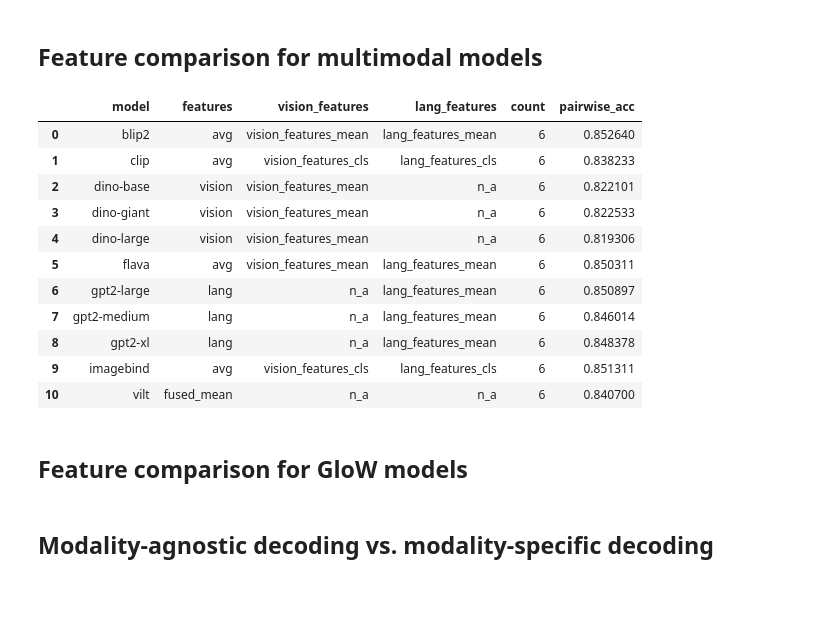
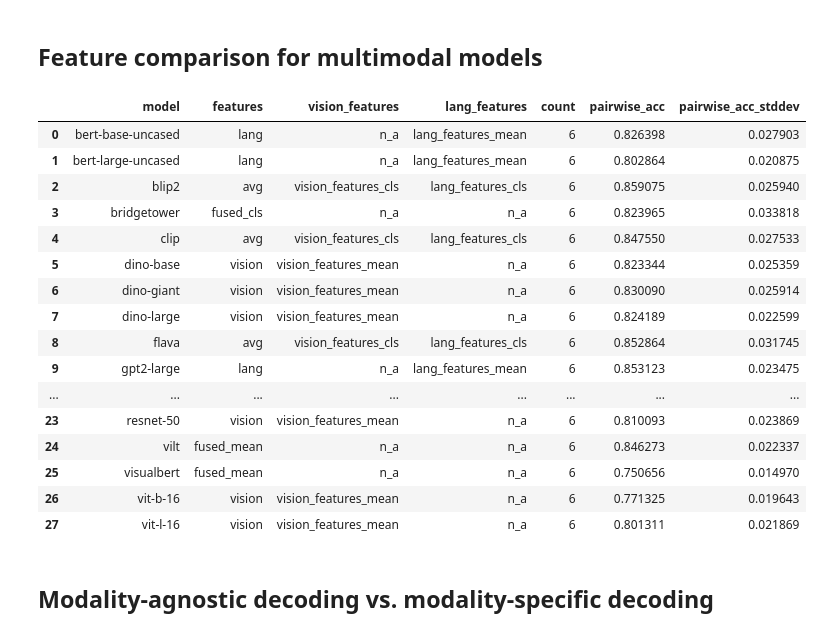
Before and after one commit to mitjanikolaus/multimodal_decoding, a Jupyter notebook: notebooks/modality_agnostic_decoding.ipynb, the cells around one changed output. Cells and saved outputs as stored; diff of their text form; code cells hidden in the pictures; blank space fills up the shorter version.

```diff
--- a/notebooks/modality_agnostic_decoding.ipynb
+++ b/notebooks/modality_agnostic_decoding.ipynb
@@ -19,7 +19,10 @@ from notebook_utils import add_avg_subject, create_result_graph, plot_metric_cat
 # %%
-MODELS = ["random-imagebind", "vit-b-16", "vit-l-16", "resnet-18", "resnet-50", "resnet-152", "dino-base", "dino-large", "dino-giant",
-               "bert-base-uncased", "bert-large-uncased", "llama2-7b", "llama2-13b", "mistral-7b", "mixtral-8x7b", "gpt2-small", "gpt2-medium", "gpt2-large", "gpt2-xl",
-               "visualbert", "bridgetower", "vilt", "clip", "flava", "blip2", "imagebind"]
+MODELS = [
+    "random-imagebind", "vit-b-16", "vit-l-16", "resnet-18", "resnet-50", "resnet-152", "dino-base", "dino-large", "dino-giant",
+    "bert-base-uncased", "bert-large-uncased", "llama2-7b", "llama2-13b", "mistral-7b", "mixtral-8x7b", "gpt2-small", "gpt2-medium", "gpt2-large", "gpt2-xl",
+    "visualbert", "bridgetower", "vilt", "paligemma", "paligemma2", "clip", "flava", "blip2", "imagebind"
+]
+
 for model in MODELS:
     print(model, end=" ")
 # %% [output]
@@ -81,0 +30,15 @@ array(['blip2', 'clip', 'dino-base', 'dino-giant', 'dino-large', 'flava',
+# %%
+all_data = load_results_data(MODELS, recompute_acc_scores=False)
+# all_data = load_results_data(MODELS, recompute_acc_scores=True, standardize_predictions=False)
+
+all_data = all_data[all_data["mask"] == "whole_brain"]
+all_data_vol = all_data[all_data.surface == False].copy()
+
+all_data = all_data[all_data.surface == True].copy()
+
+multimodal_models = all_data[all_data.features.isin(FEATS_MULTIMODAL)].model.unique().tolist()
+vision_models = [m for m in all_data[all_data.features == "vision"].model.unique() if len(all_data[all_data.model == m].features.unique()) == 1]
+model_feat_multimodal_single_modaltity_features = [m+'_lang' for m in multimodal_models] + [m+'_vision' for m in multimodal_models]
+
+data_default_feats = get_data_default_feats(all_data)
+data_default_feats
@@ -109,32 +83,34 @@ array(['blip2', 'clip', 'dino-base', 'dino-giant', 'dino-large', 'flava',
 # %%
 data_mod_agnostic_train = all_data[(all_data.metric == ACC_MEAN) & (all_data.training_mode == MODALITY_AGNOSTIC)]
 
-# data_mod_agnostic_train = all_data[(all_data.metric == ACC_CAPTIONS) & (all_data.training_mode == "modality-agnostic") & (all_data.subject == 'sub-01')]
-
 with pd.option_context('display.max_rows', None, 'display.max_columns', None):  # more options can be specified also
-    grouped = data_mod_agnostic_train.groupby(["model", "features", "vision_features", "lang_features"]).agg(count=('value', 'size'), pairwise_acc=('value', 'mean')).reset_index()
+    grouped = data_mod_agnostic_train.groupby(["model", "features", "vision_features", "lang_features"]).agg(count=('value', 'size'), pairwise_acc=('value', 'mean'), pairwise_acc_stddev=('value', 'std')).reset_index()
+    # grouped = data_mod_agnostic_train.groupby(["model", "features", "vision_features", "lang_features", "subject"]).agg(count=('value', 'size'), pairwise_acc=('value', 'mean'), pairwise_acc_stddev=('value', 'std')).reset_index()
 
     # grouped = grouped[grouped.model.isin(multimodal_models)]
     display(grouped)
 
 # print(grouped.to_markdown())
 
 # grouped = grouped.replace("n_a", "")
 # grouped = grouped[grouped.model.isin(multimodal_models)]
 # del grouped["count"]
 # print(grouped.to_latex(index=False, escape=True, float_format="%.3f"))
 # %% [output]
-|  | model | features | vision_features | lang_features | count | pairwise_acc |
-| 0 | blip2 | avg | vision_features_mean | lang_features_mean | 6 | 0.852640 |
-| 1 | clip | avg | vision_features_cls | lang_features_cls | 6 | 0.838233 |
-| 2 | dino-base | vision | vision_features_mean | n_a | 6 | 0.822101 |
-| 3 | dino-giant | vision | vision_features_mean | n_a | 6 | 0.822533 |
-| 4 | dino-large | vision | vision_features_mean | n_a | 6 | 0.819306 |
-| 5 | flava | avg | vision_features_mean | lang_features_mean | 6 | 0.850311 |
-| 6 | gpt2-large | lang | n_a | lang_features_mean | 6 | 0.850897 |
-| 7 | gpt2-medium | lang | n_a | lang_features_mean | 6 | 0.846014 |
-| 8 | gpt2-xl | lang | n_a | lang_features_mean | 6 | 0.848378 |
-| 9 | imagebind | avg | vision_features_cls | lang_features_cls | 6 | 0.851311 |
-| 10 | vilt | fused_mean | n_a | n_a | 6 | 0.840700 |
+|  | model | features | vision_features | lang_features | count | pairwise_acc | pairwise_acc_stddev |
+| 0 | bert-base-uncased | lang | n_a | lang_features_mean | 6 | 0.826398 | 0.027903 |
+| 1 | bert-large-uncased | lang | n_a | lang_features_mean | 6 | 0.802864 | 0.020875 |
+| 2 | blip2 | avg | vision_features_cls | lang_features_cls | 6 | 0.859075 | 0.025940 |
+| 3 | bridgetower | fused_cls | n_a | n_a | 6 | 0.823965 | 0.033818 |
+| 4 | clip | avg | vision_features_cls | lang_features_cls | 6 | 0.847550 | 0.027533 |
+| 5 | dino-base | vision | vision_features_mean | n_a | 6 | 0.823344 | 0.025359 |
+| 6 | dino-giant | vision | vision_features_mean | n_a | 6 | 0.830090 | 0.025914 |
+| 7 | dino-large | vision | vision_features_mean | n_a | 6 | 0.824189 | 0.022599 |
+| 8 | flava | avg | vision_features_cls | lang_features_cls | 6 | 0.852864 | 0.031745 |
+| 9 | gpt2-large | lang | n_a | lang_features_mean | 6 | 0.853123 | 0.023475 |
+| ... | ... | ... | ... | ... | ... | ... | ... |
+| 23 | resnet-50 | vision | vision_features_mean | n_a | 6 | 0.810093 | 0.023869 |
+| 24 | vilt | fused_mean | n_a | n_a | 6 | 0.846273 | 0.022337 |
+| 25 | visualbert | fused_mean | n_a | n_a | 6 | 0.750656 | 0.014970 |
+| 26 | vit-b-16 | vision | vision_features_mean | n_a | 6 | 0.771325 | 0.019643 |
+| 27 | vit-l-16 | vision | vision_features_mean | n_a | 6 | 0.801311 | 0.021869 |
-# %% [markdown]
-## Feature comparison for GloW models
```
Also changed, not shown: parts of 19 cells of this notebook, 2 other files.
